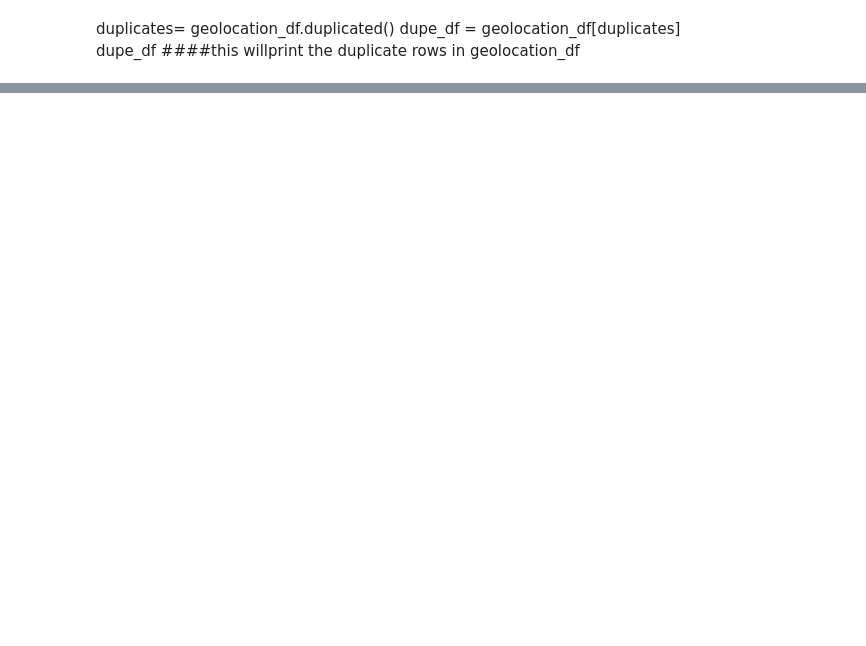
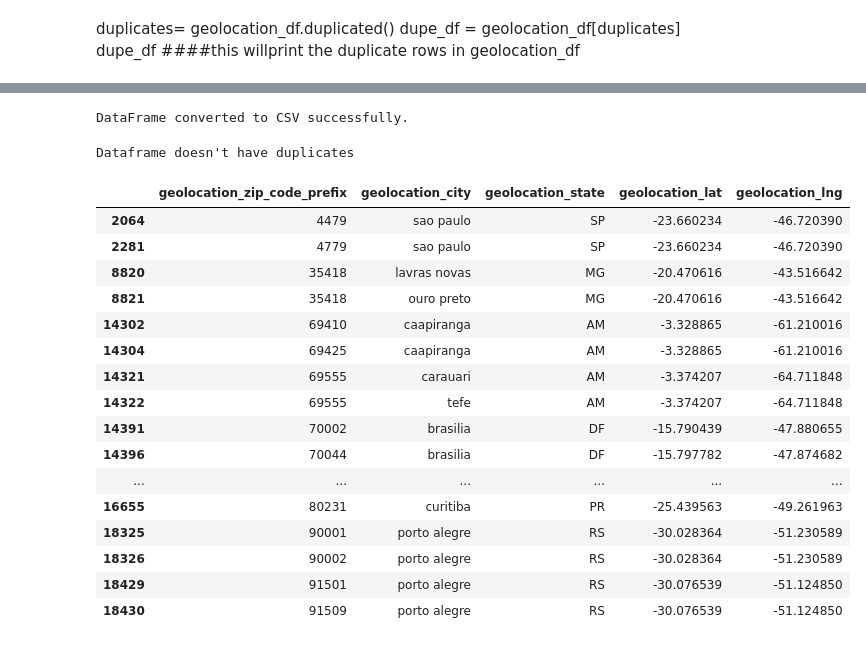
Before and after one commit to HassanHosain/tp_final_proj, a Jupyter notebook: cleaned geolocation_df.ipynb, the cells around one changed output, grey strips where cells are left out. Saved outputs shown, nothing was run; the diff lists cells and outputs as text; code cells hidden in the pictures; blank space fills up the shorter version.

```diff
--- a/cleaned geolocation_df.ipynb
+++ b/cleaned geolocation_df.ipynb
@@ -104,0 +229,7 @@ print("All CSV files uploaded successfully to PostgreSQL database with modified
+# %%
+cleaned_geolocation['geolocation_city'] = cleaned_geolocation['geolocation_city'].str.replace("maceiaÂ³", "maceio", case=False)
+cleaned_geolocation['geolocation_city'] = cleaned_geolocation['geolocation_city'].str.replace("olho d'agua grande", "olho dagua grande", case=False)
+cleaned_geolocation['geolocation_city'] = cleaned_geolocation['geolocation_city'].str.replace("olho d'agua do borges", "olho d agua do borges", case=False)
+cleaned_geolocation['geolocation_city'] = cleaned_geolocation['geolocation_city'].str.replace("olho d'agua das cunhas", "olho d agua das cunhas", case=False)
+cleaned_geolocation['geolocation_city'] = cleaned_geolocation['geolocation_city'].str.replace("olho dagua das cunhas", "olho d agua das cunhas", case=False)
+cleaned_geolocation['geolocation_city'] = cleaned_geolocation['geolocation_city'].str.replace("buritirana", "buritirama", case=False)
@@ -218,0 +389,41 @@ INDEX NUMBER:
+# %%
+# Define the file path where you want to save the CSV file
+csv_file_path = "C:/Users/Ros/Desktop/JDC/finalproject/duplicate.csv"
+
+# Convert the DataFrame to a CSV file
+duplicate_rows.to_csv(csv_file_path, index= True)
+
+# Confirmation message
+print("DataFrame converted to CSV successfully.")
+# %% [output]
+DataFrame converted to CSV successfully.
+# %%
+if len(cleaned_geolocation_mean) == len(cleaned_geolocation_mean.drop_duplicates()):
+    print("Dataframe doesn't have duplicates")
+else:
+    print("The dataframe contains duplicates")
+# %% [output]
+Dataframe doesn't have duplicates
+# %%
+g2=cleaned_geolocation_mean[['geolocation_lat','geolocation_lng']]
+duplicates_cordinates_bol= g2.duplicated(keep = False)
+duplicates_cordinates= cleaned_geolocation_mean[duplicates_cordinates_bol]
+duplicates_cordinates
+# %% [output]
+|  | geolocation_zip_code_prefix | geolocation_city | geolocation_state | geolocation_lat | geolocation_lng |
+| 2064 | 4479 | sao paulo | SP | -23.660234 | -46.720390 |
+| 2281 | 4779 | sao paulo | SP | -23.660234 | -46.720390 |
+| 8820 | 35418 | lavras novas | MG | -20.470616 | -43.516642 |
+| 8821 | 35418 | ouro preto | MG | -20.470616 | -43.516642 |
+| 14302 | 69410 | caapiranga | AM | -3.328865 | -61.210016 |
+| 14304 | 69425 | caapiranga | AM | -3.328865 | -61.210016 |
+| 14321 | 69555 | carauari | AM | -3.374207 | -64.711848 |
+| 14322 | 69555 | tefe | AM | -3.374207 | -64.711848 |
+| 14391 | 70002 | brasilia | DF | -15.790439 | -47.880655 |
+| 14396 | 70044 | brasilia | DF | -15.797782 | -47.874682 |
+| ... | ... | ... | ... | ... | ... |
+| 16655 | 80231 | curitiba | PR | -25.439563 | -49.261963 |
+| 18325 | 90001 | porto alegre | RS | -30.028364 | -51.230589 |
+| 18326 | 90002 | porto alegre | RS | -30.028364 | -51.230589 |
+| 18429 | 91501 | porto alegre | RS | -30.076539 | -51.124850 |
+| 18430 | 91509 | porto alegre | RS | -30.076539 | -51.124850 |
```
Also changed, not shown: parts of 43 cells of this notebook.
